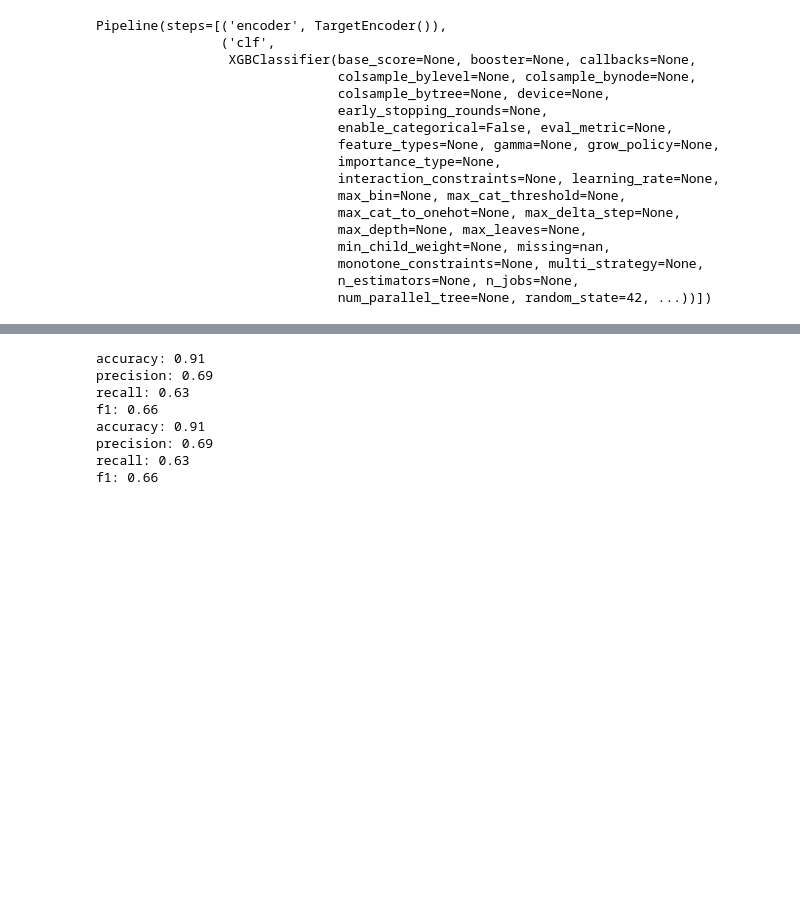
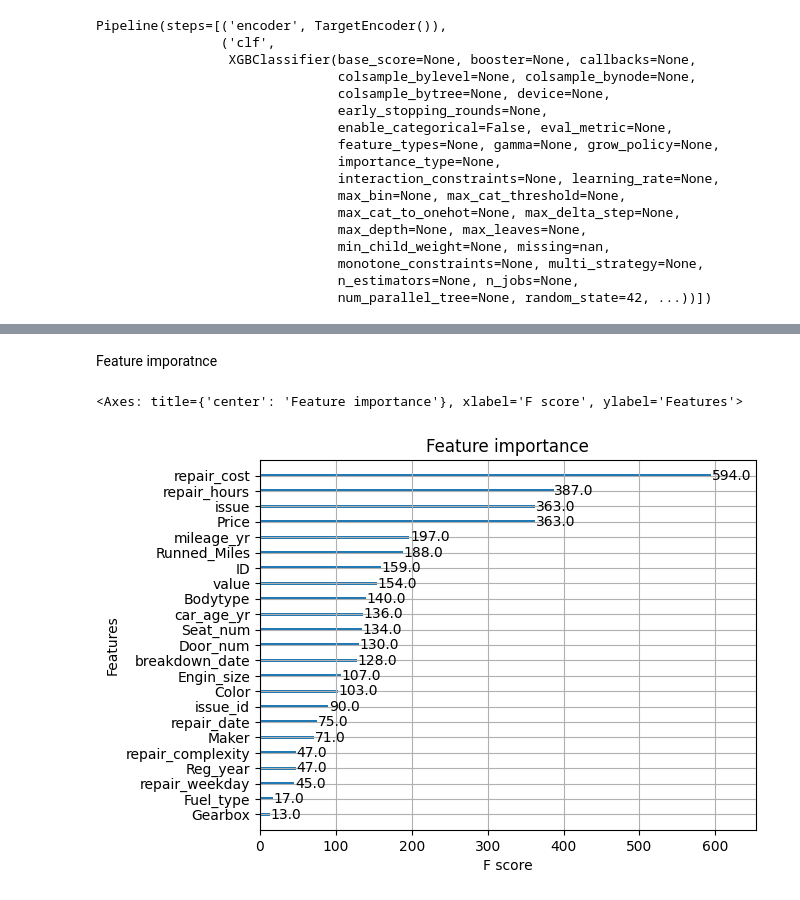
Before and after one commit to avila/redi_preproject, a Jupyter notebook: preproject_01_ml.ipynb, the cells around one changed output, grey strips where cells are left out. Saved outputs shown, nothing was run; the diff lists cells and outputs as text; code cells hidden in the pictures; blank space fills up the shorter version.

```diff
--- a/preproject_01_ml.ipynb
+++ b/preproject_01_ml.ipynb
@@ -35,14 +62,9 @@ def print_metrics(true, pred):
 # %%
-# merged both datasets to apply fixes for both, splitting again
-df = pd.read_csv("interdata/df_fixed_01.csv")
-
-# to date
-df['repair_date'] = pd.to_datetime(df['repair_date']).astype(int)
-df['breakdown_date'] = pd.to_datetime(df['breakdown_date']).astype(int)
-
 # select columns
-df = df[['ID', 'Maker', 'Adv_year', 'Adv_month',
+df = df[['ID', 'Maker',
        'Color', 'Reg_year', 'Bodytype', 'Runned_Miles', 'Engin_size',
        'Gearbox', 'Fuel_type', 'Price', 'Seat_num', 'Door_num', 'issue',
-       'issue_id', 'Adv_day', 'breakdown_date', 'repair_complexity',
-       'repair_cost', 'repair_hours', 'repair_date', 'value', 'Label']]
+       'issue_id', 'breakdown_date', 'repair_complexity',
+       'repair_cost', 'repair_hours', 'repair_date', 'value', 'Label',
+       'car_age_yr', 'mileage_yr', 'repair_weekday']]
+df.head()
@@ -225,11 +313,9 @@ y_pred_rf = y_pred_lm
-# %%
-print_metrics(y_test, y_pred_rf)
-# %% [output]
-accuracy: 0.91
-precision: 0.69
-recall: 0.63
-f1: 0.66
-accuracy: 0.91
-precision: 0.69
-recall: 0.63
-f1: 0.66
+# %% [markdown]
+Feature imporatnce
+# %%
+xg = opt.best_estimator_._final_estimator
+# %%
+xgb.plot_importance(xg)
+# %% [output]
+<Axes: title={'center': 'Feature importance'}, xlabel='F score', ylabel='Features'>
+[figure, added]
```
Also changed, not shown: parts of 26 cells of this notebook, 1 other file.
